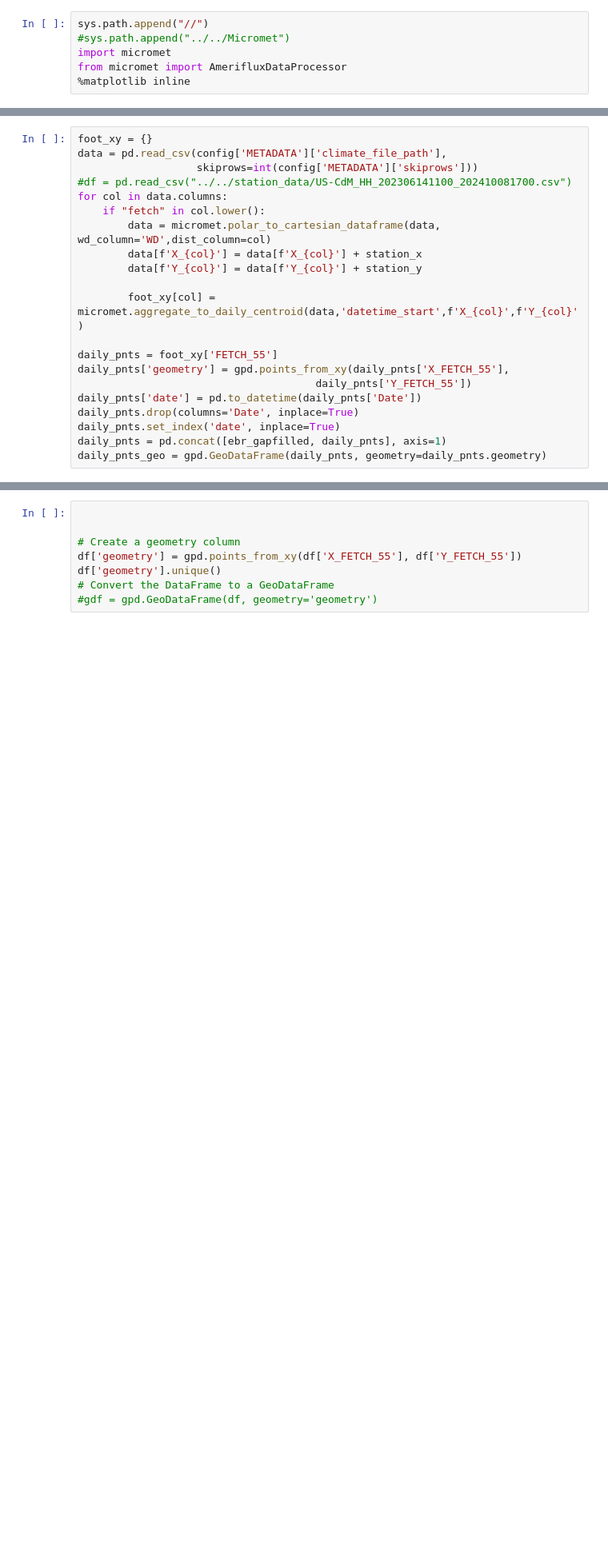
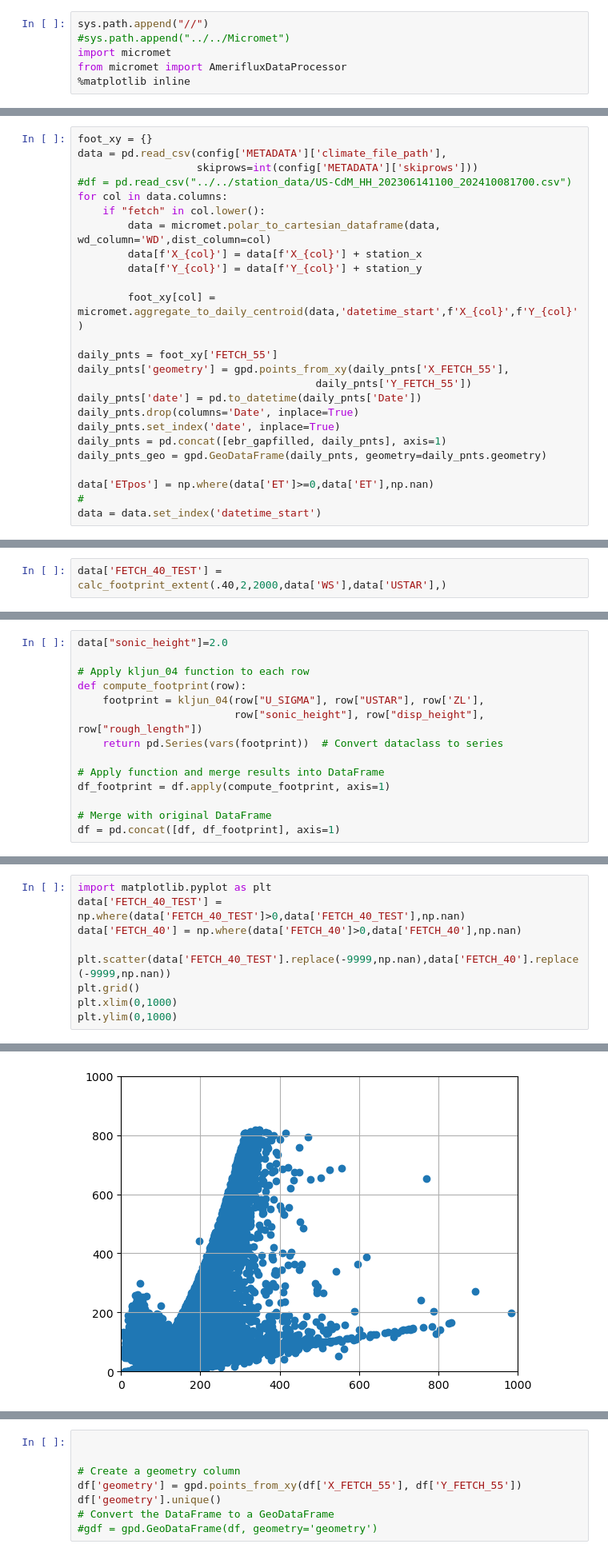
Before and after one commit to utah-geological-survey/MicroMet, a Jupyter notebook: Notebooks/Footprints/row_footprint.ipynb, the cells around one changed output, grey strips where cells are left out. Shown at 80% size. Drawn from its saved outputs; the diff is of its cells as text; blank space fills up the shorter version.

```diff
--- a/Notebooks/Footprints/row_footprint.ipynb
+++ b/Notebooks/Footprints/row_footprint.ipynb
@@ -91,3 +91,7 @@ daily_pnts.drop(columns='Date', inplace=True)
 daily_pnts.set_index('date', inplace=True)
 daily_pnts = pd.concat([ebr_gapfilled, daily_pnts], axis=1)
 daily_pnts_geo = gpd.GeoDataFrame(daily_pnts, geometry=daily_pnts.geometry)
+
+data['ETpos'] = np.where(data['ET']>=0,data['ET'],np.nan)
+#
+data = data.set_index('datetime_start')
@@ -93,0 +125,2 @@ daily_pnts_geo = gpd.GeoDataFrame(daily_pnts, geometry=daily_pnts.geometry)
+# %%
+data['FETCH_40_TEST'] = calc_footprint_extent(.40,2,2000,data['WS'],data['USTAR'],)
@@ -93,0 +220,14 @@ daily_pnts_geo = gpd.GeoDataFrame(daily_pnts, geometry=daily_pnts.geometry)
+# %%
+data["sonic_height"]=2.0
+
+# Apply kljun_04 function to each row
+def compute_footprint(row):
+    footprint = kljun_04(row["U_SIGMA"], row["USTAR"], row['ZL'],
+                         row["sonic_height"], row["disp_height"], row["rough_length"])
+    return pd.Series(vars(footprint))  # Convert dataclass to series
+
+# Apply function and merge results into DataFrame
+df_footprint = df.apply(compute_footprint, axis=1)
+
+# Merge with original DataFrame
+df = pd.concat([df, df_footprint], axis=1)
@@ -93,0 +251,10 @@ daily_pnts_geo = gpd.GeoDataFrame(daily_pnts, geometry=daily_pnts.geometry)
+# %%
+import matplotlib.pyplot as plt
+data['FETCH_40_TEST'] = np.where(data['FETCH_40_TEST']>0,data['FETCH_40_TEST'],np.nan)
+data['FETCH_40'] = np.where(data['FETCH_40']>0,data['FETCH_40'],np.nan)
+
+plt.scatter(data['FETCH_40_TEST'].replace(-9999,np.nan),data['FETCH_40'].replace(-9999,np.nan))
+plt.grid()
+plt.xlim(0,1000)
+plt.ylim(0,1000)
+# %% [output]
@@ -93,0 +262 @@ daily_pnts_geo = gpd.GeoDataFrame(daily_pnts, geometry=daily_pnts.geometry)
+[figure, added]
```
Also changed, not shown: parts of 28 cells of this notebook, 3 other files.
